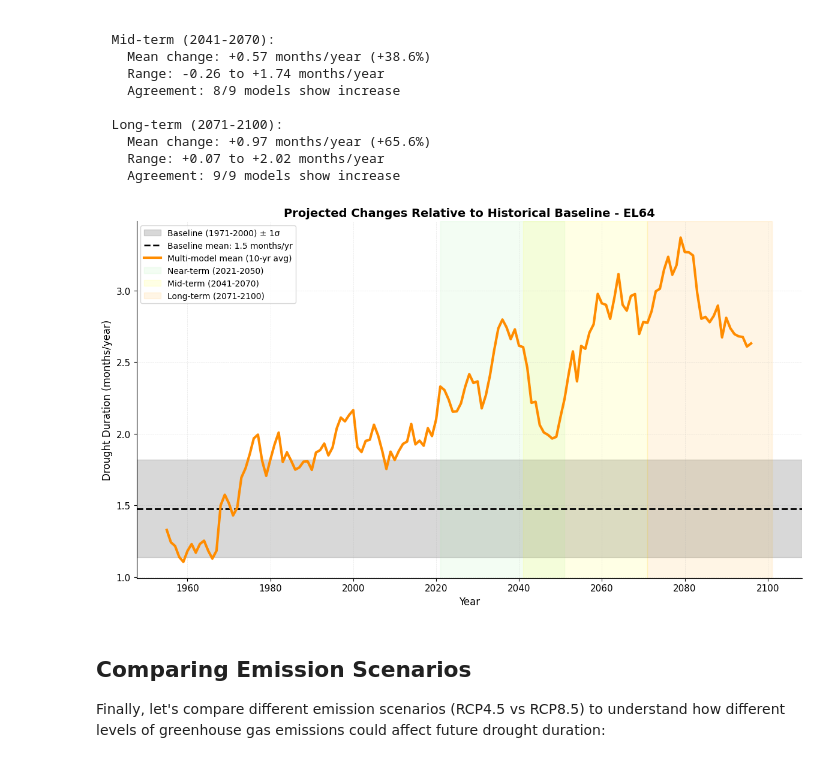
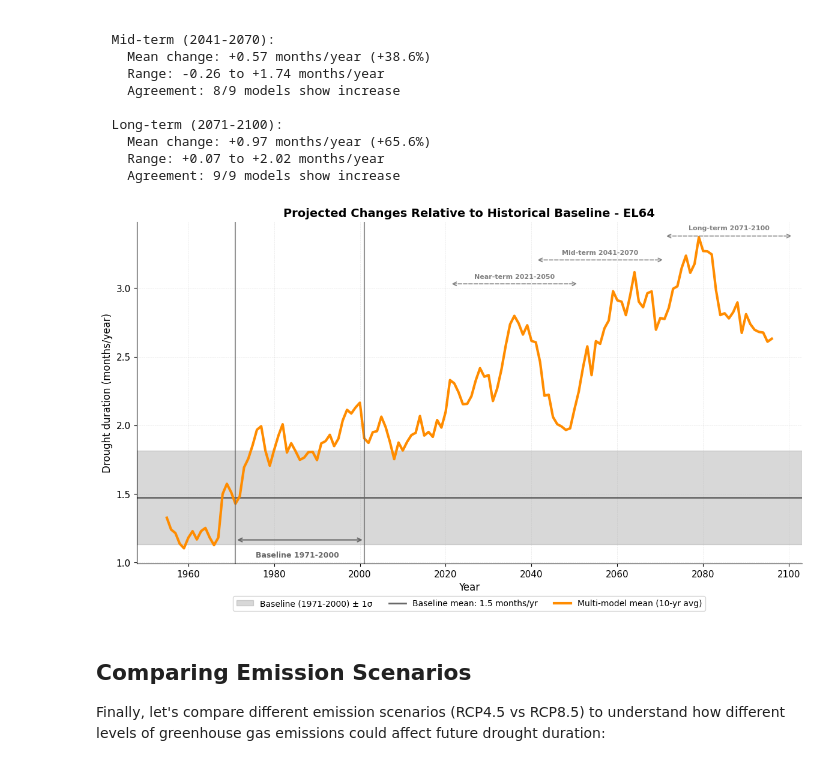
Before and after one commit to ecmwf-training/drought-exposure, a Jupyter notebook: tutorials/drought_duration.ipynb, the cells around one changed output. Cells and saved outputs as stored; diff of their text form; code cells hidden in the pictures.

Commit message:
style: update plots

```diff
--- a/tutorials/drought_duration.ipynb
+++ b/tutorials/drought_duration.ipynb
@@ -374,41 +374,66 @@ fig, ax = plt.subplots(figsize=(12, 7))
 # Calculate 30-year running means for each model
 period_means = []
 for model in models:
     model_data = rcp45_df[rcp45_df['model'] == model].set_index('time')['dmd']
     rolling_30yr = model_data.rolling(window=30*12, center=True).mean()  # Assuming monthly data
     period_means.append(rolling_30yr)
 
 # Plot baseline period
 ax.axhspan(baseline_obs - baseline_model.std(),
            baseline_obs + baseline_model.std(),
            alpha=0.3, color='gray', label=f'Baseline ({baseline_years[0]}-{baseline_years[1]}) ± 1σ')
-ax.axhline(baseline_obs, color='black', linestyle='--', linewidth=2,
+ax.axhline(baseline_obs, color='dimgray', linestyle='-', linewidth=2,
           label=f'Baseline mean: {baseline_obs:.1f} months/yr')
 
 # Plot multi-model ensemble mean with rolling average
 ensemble_rolling = ensemble_mean.set_index('time')['dmd'].rolling(window=10, center=True).mean()
 ax.plot(ensemble_rolling.index, ensemble_rolling.values,
         color='darkorange', linewidth=3, label='Multi-model mean (10-yr avg)')
 
-# Mark future periods
-colors = ['lightgreen', 'yellow', 'orange']
-for (period_name, (start, end)), color in zip(future_periods.items(), colors):
-    ax.axvspan(pd.Timestamp(f'{start}-01-01'), pd.Timestamp(f'{end}-12-31'),
-               alpha=0.1, color=color, label=period_name)
+# Mark baseline period with vertical bars
+ax.axvline(pd.Timestamp('1971-01-01'), color='dimgray', linestyle='-', linewidth=1.5, alpha=0.7)
+ax.axvline(pd.Timestamp('2000-12-31'), color='dimgray', linestyle='-', linewidth=1.5, alpha=0.7)
+
+# Add horizontal arrow showing baseline extent at bottom
+y_min = ax.get_ylim()[0]
+y_bottom = y_min + (ax.get_ylim()[1] - y_min) * 0.07
+ax.annotate('', xy=(pd.Timestamp('2000-12-31'), y_bottom),
+            xytext=(pd.Timestamp('1971-01-01'), y_bottom),
+            arrowprops=dict(arrowstyle='<->', color='dimgray', lw=1.5))
+ax.text(pd.Timestamp('1985-06-30'), y_bottom * 0.93, 'Baseline 1971-2000',
+        ha='center', va='top', fontsize=9, color='dimgray', fontweight='bold')
+
+# Mark future periods with horizontal arrows at different heights (reversed order: long-term highest)
+period_info = [
+    ('2071-01-01', '2100-12-31', 'Long-term 2071-2100', 0.97),
+    ('2041-01-01', '2070-12-31', 'Mid-term 2041-2070', 0.92),
+    ('2021-01-01', '2050-12-31', 'Near-term 2021-2050', 0.87)
+]
+
+y_max = ax.get_ylim()[1]
+for start_date, end_date, label, height_factor in period_info:
+    y_pos = y_max * height_factor
+    ax.annotate('', xy=(pd.Timestamp(end_date), y_pos),
+                xytext=(pd.Timestamp(start_date), y_pos),
+                arrowprops=dict(arrowstyle='<->', color='gray', lw=1.2, linestyle='--'))
+    # Calculate midpoint for text
+    mid_date = pd.Timestamp(start_date) + (pd.Timestamp(end_date) - pd.Timestamp(start_date)) / 2
+    ax.text(mid_date, y_pos * 1.01, label,
+            ha='center', va='bottom', fontsize=8, color='gray', fontweight='bold')
 
 ax.set_xlabel('Year', fontsize=12)
 ax.set_ylabel('Drought duration (months/year)', fontsize=12)
 ax.set_title(f'Projected Changes Relative to Historical Baseline - {admin_id}',
              fontsize=14, fontweight='bold')
-ax.legend(loc='upper left', fontsize=10, frameon=True)
+ax.legend(loc='lower center', bbox_to_anchor=(0.5, -0.15), ncol=3, fontsize=10, frameon=True)
 ax.grid(True, alpha=0.3, linestyle='--', linewidth=0.5)
 ax.spines['top'].set_visible(False)
 ax.spines['right'].set_visible(False)
 
 plt.tight_layout()
 plt.show()
 # %% [output]
-[figure, old version]
+[figure, new version]
 # %% [markdown]
 ## Comparing Emission Scenarios
 
```
Also changed, not shown: parts of 1 cell of this notebook.
